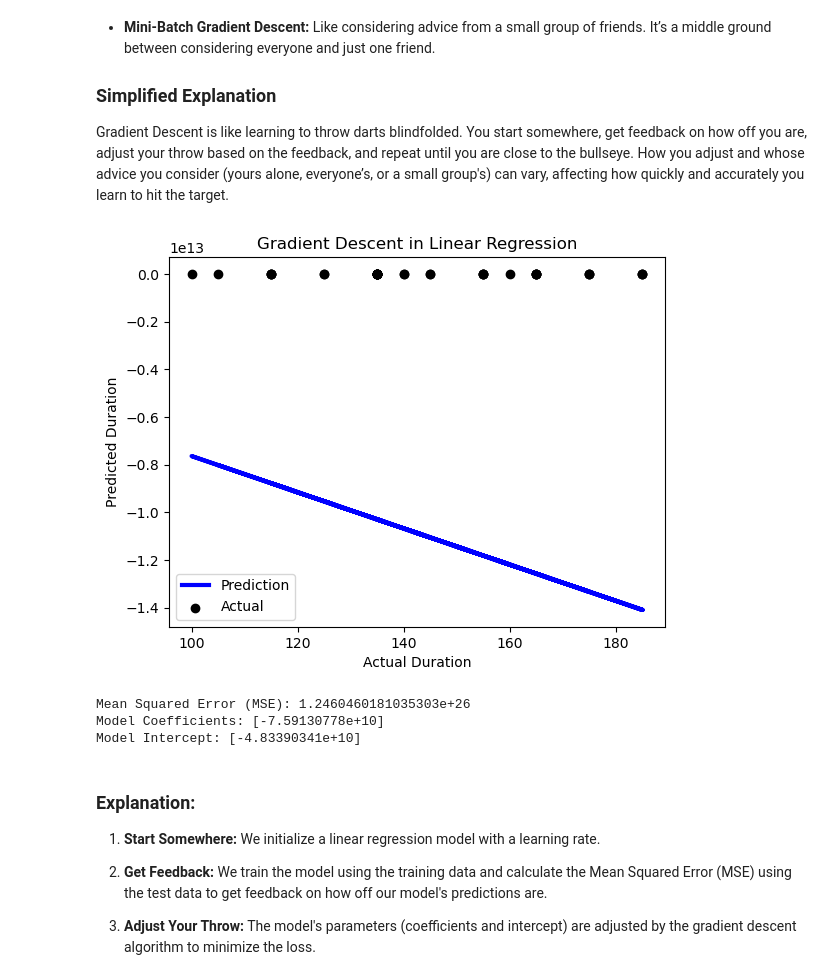
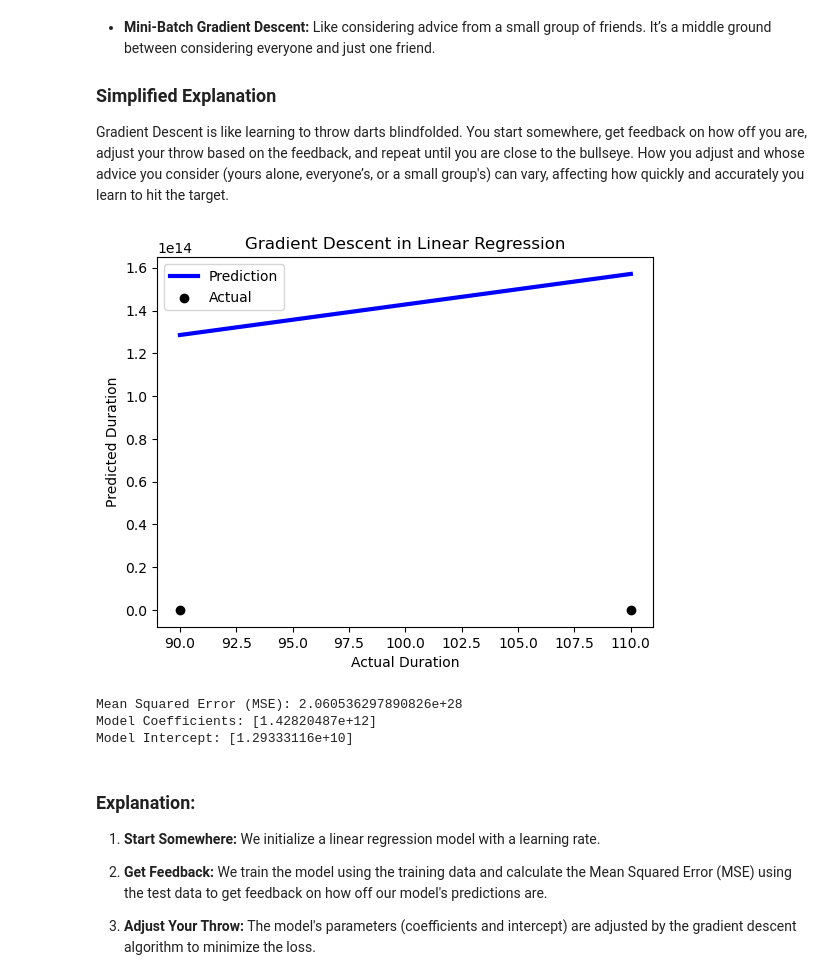
Before and after one commit to josemh301/ML-Mastery, a Jupyter notebook: 02_IntroductionML/Concepts/ReducingLossGradientDescent.ipynb, the cells around one changed output. Cells and saved outputs as stored; diff of their text form; code cells hidden in the pictures.

```diff
--- a/02_IntroductionML/Concepts/ReducingLossGradientDescent.ipynb
+++ b/02_IntroductionML/Concepts/ReducingLossGradientDescent.ipynb
@@ -42,7 +42,7 @@ from sklearn.metrics import mean_squared_error
 from sklearn.model_selection import train_test_split
 
 # Load the dataset
-filename = 'tennis.csv'
+filename = 'tennis02.csv'
 data = pd.read_csv(filename)
 
 # Extract features and target variable
@@ -50,40 +50,40 @@ X = data[['Actual Duration']]
 y = data['Predicted Duration']
 
 # Split the data into training and testing sets
-X_train, X_test, y_train, y_test = train_test_split(X, y, test_size=0.2, random_state=42)
+X_train, X_test, y_train, y_test = train_test_split(X, y, test_size=0.2, random_state=35)
 
 # Initialize the model with a learning rate
 model = SGDRegressor(learning_rate='constant', eta0=0.01, max_iter=1000, tol=1e-3, random_state=42)
 
 # Train the model using Gradient Descent
 model.fit(X_train, y_train)
 
 # Predict the target variable
 y_pred = model.predict(X_test)
 
 # Calculate the Mean Squared Error
 mse = mean_squared_error(y_test, y_pred)
 
 # Plotting
 plt.scatter(X_test, y_test, color='black', label='Actual')
 plt.plot(X_test, y_pred, color='blue', linewidth=3, label='Prediction')
 plt.xlabel('Actual Duration')
 plt.ylabel('Predicted Duration')
 plt.title('Gradient Descent in Linear Regression')
 plt.legend()
 plt.show()
 
 # Display the Mean Squared Error
 print(f'Mean Squared Error (MSE): {mse}')
 
 # Display the model parameters
 print(f'Model Coefficients: {model.coef_}')
 print(f'Model Intercept: {model.intercept_}')
 # %% [output]
-[figure, old version]
+[figure, new version]
-Mean Squared Error (MSE): 1.2460460181035303e+26
-Model Coefficients: [-7.59130778e+10]
-Model Intercept: [-4.83390341e+10]
+Mean Squared Error (MSE): 2.060536297890826e+28
+Model Coefficients: [1.42820487e+12]
+Model Intercept: [1.29333116e+10]
 # %% [markdown]
 ### Explanation:
 1. **Start Somewhere:**
```
Also changed, not shown: 1 other file.
